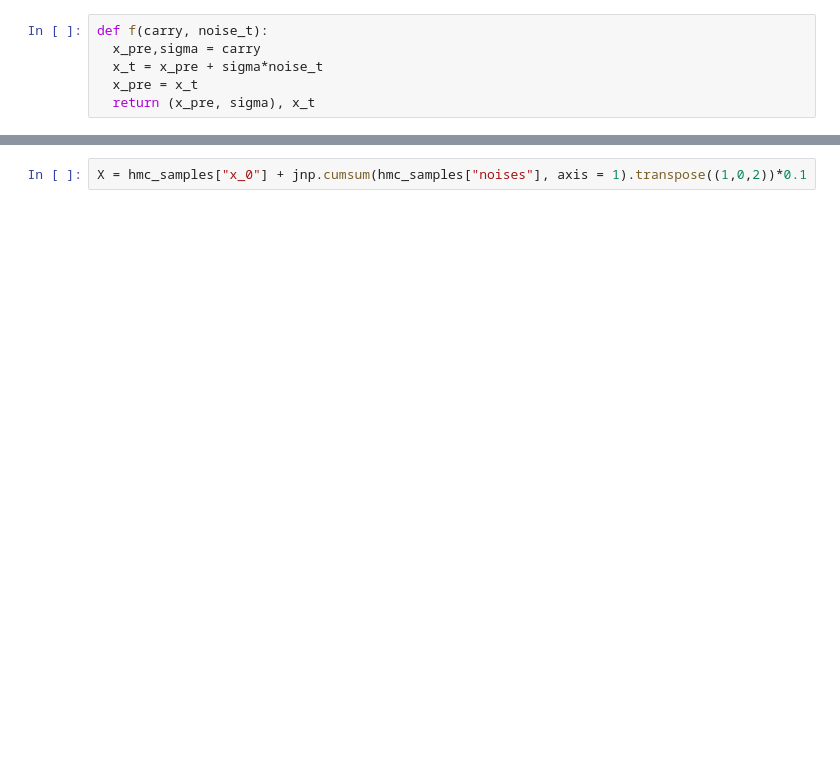
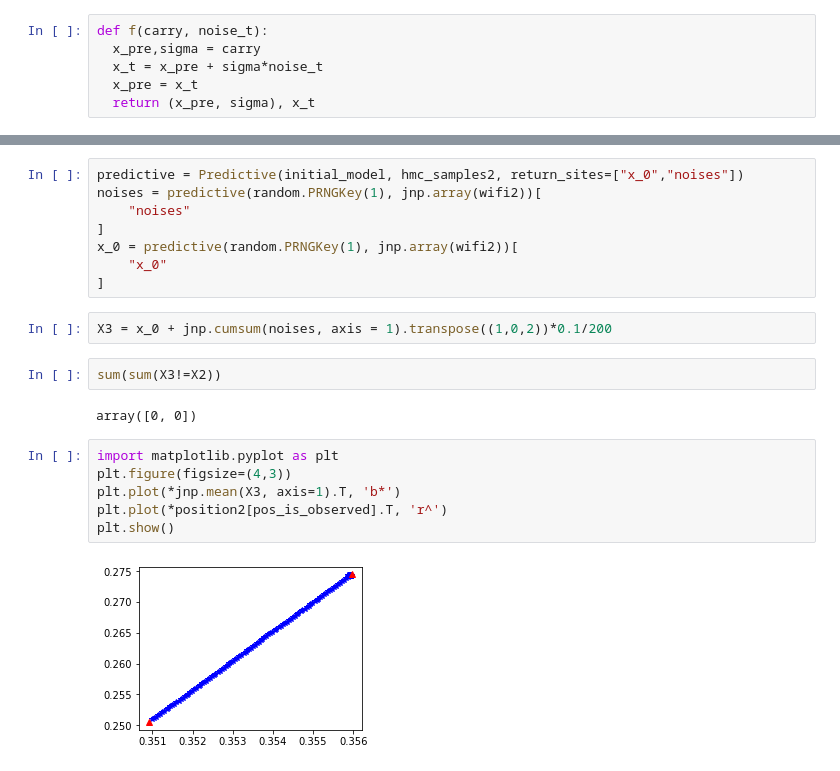
Before and after one commit to sorenhartmann/indoor-location-navigation, a Jupyter notebook: notebooks/1-inital-model.ipynb, the cells around one changed output, grey strips where cells are left out. Drawn from its saved outputs; the diff is of its cells as text; blank space fills up the shorter version.

```diff
--- a/notebooks/1-inital-model.ipynb
+++ b/notebooks/1-inital-model.ipynb
@@ -142,2 +198,22 @@ hmc_samples = {k: v for k, v in mcmc.get_samples().items()}
+# %%
+predictive = Predictive(initial_model, hmc_samples2, return_sites=["x_0","noises"])
+noises = predictive(random.PRNGKey(1), jnp.array(wifi2))[
+    "noises"
+]
+x_0 = predictive(random.PRNGKey(1), jnp.array(wifi2))[
+    "x_0"
+]
 # %%
-X = hmc_samples["x_0"] + jnp.cumsum(hmc_samples["noises"], axis = 1).transpose((1,0,2))*0.1
+X3 = x_0 + jnp.cumsum(noises, axis = 1).transpose((1,0,2))*0.1/200
+# %%
+sum(sum(X3!=X2))
+# %% [output]
+array([0, 0])
+# %%
+import matplotlib.pyplot as plt
+plt.figure(figsize=(4,3))
+plt.plot(*jnp.mean(X3, axis=1).T, 'b*')
+plt.plot(*position2[pos_is_observed].T, 'r^')
+plt.show()
+# %% [output]
+[figure, added]
```
Also changed, not shown: parts of 18 cells of this notebook, 1 other file.
